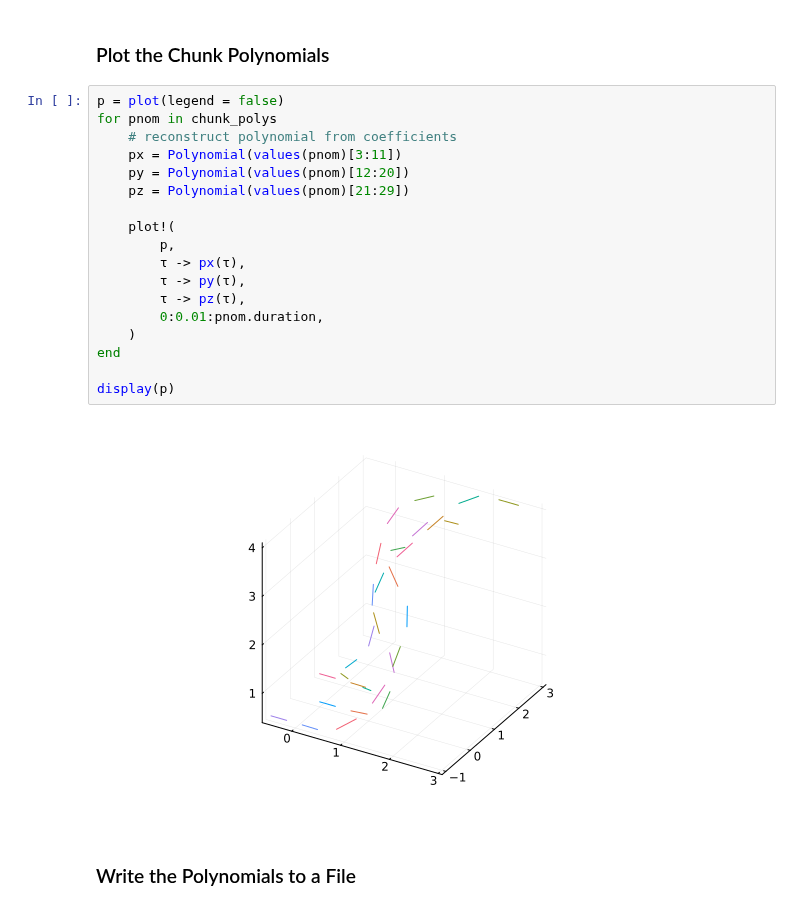
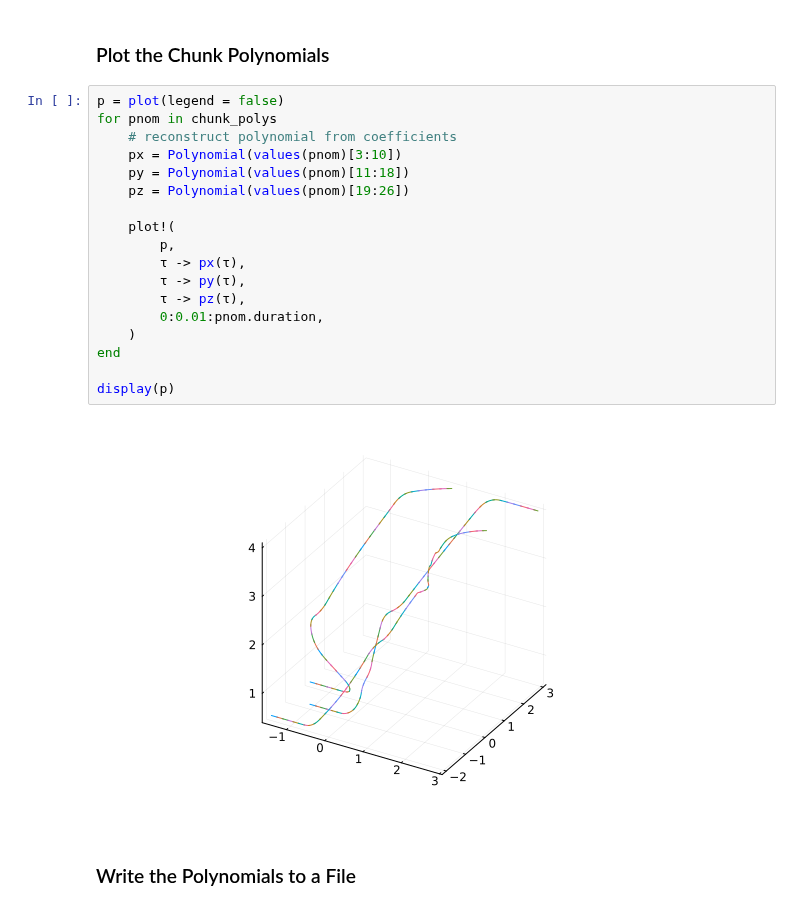
Before and after one commit to dev10110/GatekeeperFormationFlight.jl, a Jupyter notebook: examples/caams_demo/scenario_builder.ipynb, the cells around one changed output. Cells and saved outputs as stored; diff of their text form.

```diff
--- a/examples/caams_demo/scenario_builder.ipynb
+++ b/examples/caams_demo/scenario_builder.ipynb
@@ -279,23 +276,23 @@ chunk_polys = DemoUtil.fit_polynomials(env.data)
 # %%
 p = plot(legend = false)
 for pnom in chunk_polys
     # reconstruct polynomial from coefficients
-    px = Polynomial(values(pnom)[3:11])
-    py = Polynomial(values(pnom)[12:20])
-    pz = Polynomial(values(pnom)[21:29])
+    px = Polynomial(values(pnom)[3:10])
+    py = Polynomial(values(pnom)[11:18])
+    pz = Polynomial(values(pnom)[19:26])
 
     plot!(
         p,
         τ -> px(τ),
         τ -> py(τ),
         τ -> pz(τ),
         0:0.01:pnom.duration,
     )
 end
 
 display(p)
 # %% [output]
-[figure, old version]
+[figure, new version]
 # %% [markdown]
 ### Write the Polynomials to a File
 # %%
```
Also changed, not shown: parts of 6 cells of this notebook, 5 other files.
